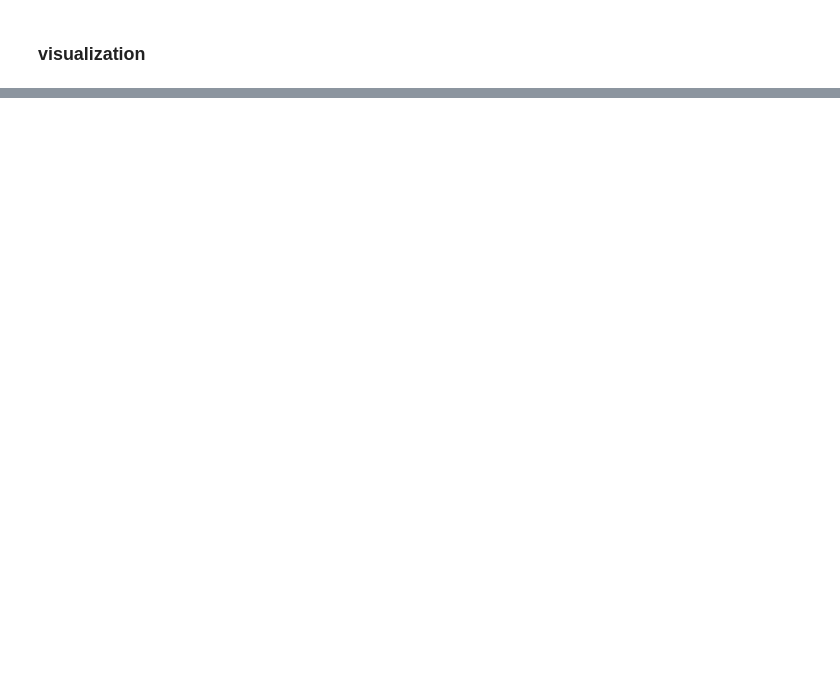
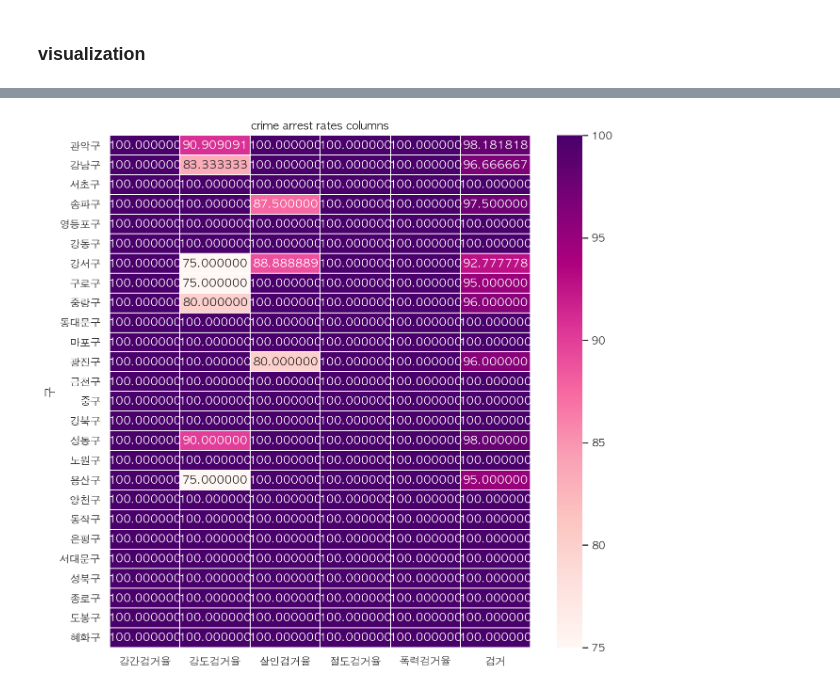
Before and after one commit to yeonghwanchoi/DS_class, a Jupyter notebook: fc16/seoul_crime_visualization.ipynb, the cells around one changed output, grey strips where cells are left out. Drawn from its saved outputs; the diff is of its cells as text; code cells hidden in the pictures; blank space fills up the shorter version.

```diff
--- a/fc16/seoul_crime_visualization.ipynb
+++ b/fc16/seoul_crime_visualization.ipynb
@@ -266,0 +284,9 @@ y2= 2*np.sin(x)
+# %%
+target_col1=["강간","강도","살인","절도","폭력","범죄"]
+crime_gu_norm_sort= crime_gu_norm.sort_values("범죄",ascending=False)
+plt.figure(figsize=(10,10))
+sns.heatmap(crime_gu_norm_sort[target_col], annot=True, fmt="f", linewidths=.5,cmap="RdPu")
+plt.title("crime arrest rates columns")
+plt.show()
+# %% [output]
+[figure, added]
```
Also changed, not shown: parts of 4 cells of this notebook.
